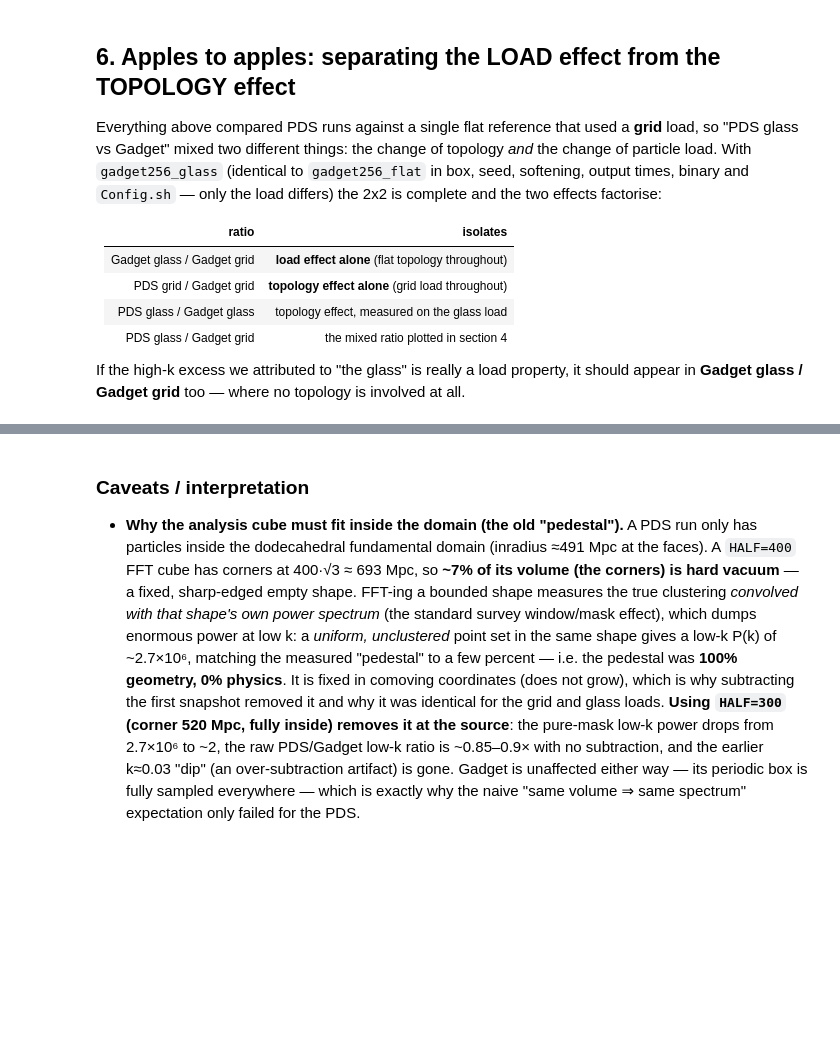
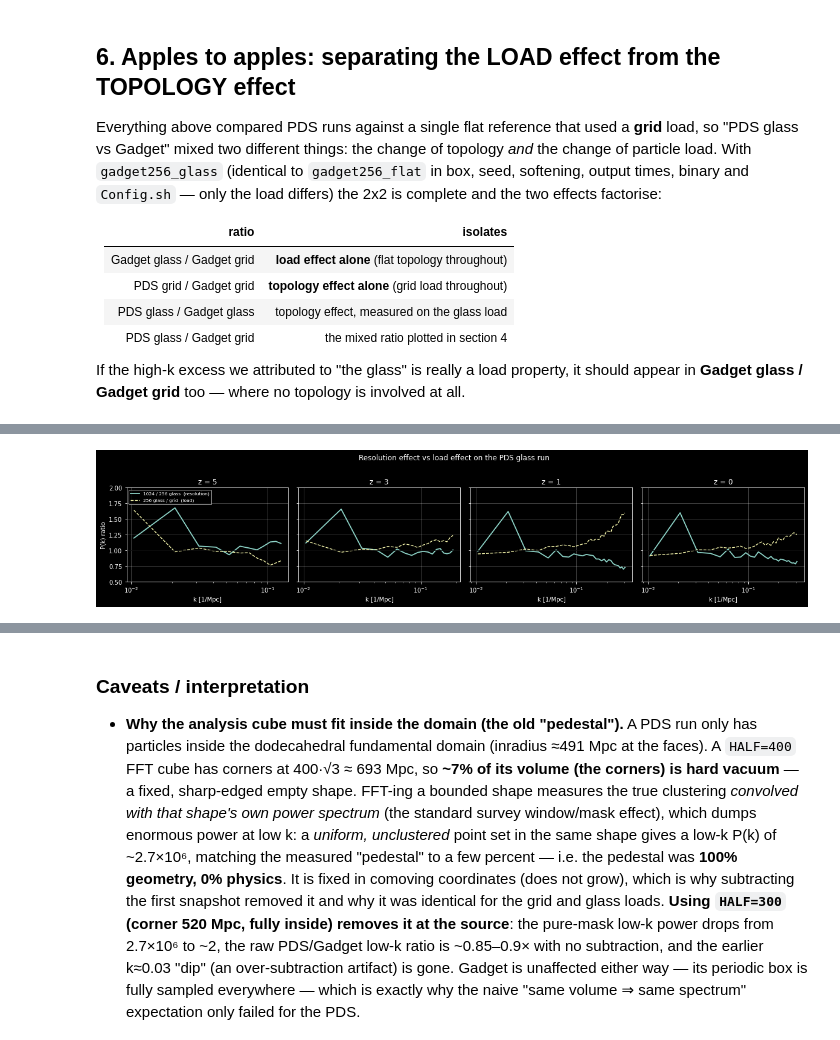
Before and after one commit to eltevo/StePS, a Jupyter notebook: tools/Visualization/Gadget_vs_PDS_comparison.ipynb, the cells around one changed output, grey strips where cells are left out. Drawn from its saved outputs; the diff is of its cells as text; code cells hidden in the pictures; blank space fills up the shorter version.

```diff
--- a/tools/Visualization/Gadget_vs_PDS_comparison.ipynb
+++ b/tools/Visualization/Gadget_vs_PDS_comparison.ipynb
@@ -62,8 +62,8 @@ HALF = 300.0
 RUNS = {
     'Gadget grid-IC':    dict(dir='/scratch/csabai/gadget256_flat',  kind='gadget', w=3, load='grid'),
     'Gadget glass-IC':   dict(dir='/scratch/csabai/gadget256_glass', kind='gadget', w=3, load='glass'),
-    'PDS grid-IC':       dict(dir='/scratch/csabai/test256disc',     kind='pds',    w=4, load='grid'),
-    'PDS glass-IC':      dict(dir='/scratch/csabai/test256glass',    kind='pds',    w=4, load='glass'),
+    'PDS grid-IC':       dict(dir='/scratch/csabai/test256disc_v2',     kind='pds',    w=4, load='grid'),
+    'PDS glass-IC':      dict(dir='/scratch/csabai/test256glass_v2',    kind='pds',    w=4, load='glass'),
 }
 ZLIST  = [30,15,10,5,3,2,1,0.7,0.5,0.2,0]   # all output lists are identical
 IDX_OF = {z:i for i,z in enumerate(ZLIST)}
@@ -551,0 +695,65 @@ mean ratio for k > 0.18 :
+# %%
+# ── 7b. Load-noise floor and the resolution/load decomposition ────────────────
+def _floor(PA, PB, zA=30.0, zB=5.0):
+    DA, DB = Dgrow(1/(1+zA)), Dgrow(1/(1+zB))
+    n = min(len(PA), len(PB))
+    return (PA[:n]*DB**2 - PB[:n]*DA**2)/(DB**2 - DA**2)
+
+def _pk256(run, z, mode='auto'):
+    x, _ = (load_for_gadget_match if run['kind']=='pds' else load_phys)(run, IDX_OF[z])
+    return power_spectrum(x, shot_mode=mode, load_spacing=1200.0/256)
+
+F1024 = _floor(D1024[30][2], D1024[5][2])
+k1024 = D1024[30][0]
+F256  = {lab: _floor(_pk256(r, 30, 'none')[1], _pk256(r, 5, 'none')[1])
+         for lab, r in RUNS.items()}
+
+print('STATIC LOAD-NOISE FLOOR  F(k) [Mpc^3]   (zA=30, zB=5, raw spectra)')
+print(f"{'k [1/Mpc]':>10}{'glass 1024':>12}" + "".join(f'{l:>17}' for l in RUNS))
+for j in (0, 1, 2, 4, 8):
+    print(f'{k1024[j]:>10.4f}{F1024[j]:>12.1f}' +
+          ''.join(f'{F256[l][j]:>17.1f}' for l in RUNS))
+print(f"\n  fundamental bin, 1024 / 256 glass = "
+      f"{F1024[0]/F256['PDS glass-IC'][0]:.2f}   <- 64x more particles, SAME residual")
+print(f"  k = 0.052,       1024 / 256 glass = "
+      f"{F1024[4]/F256['PDS glass-IC'][4]:.3f}   <- falls like 1/N: discreteness")
+
+# resolution effect vs load effect
+# A ratio is only meaningful where BOTH spectra sit safely above their own
+# discreteness floor.  At z = 5 the 256^3 runs have already fallen onto that floor for
+# k > 0.18 (their Poisson level is 63x the 1024^3 one), so the high-k ratio there is
+# 0/0 and is reported as n/a rather than as a number.
+SHOT256 = (2*HALF)**3 / 2.15e6          # ~ Poisson floor of a 256^3 run in the cube
+print('\nP(k) ratios in the fitting cube, k > 0.18')
+print(f"{'z':>4}{'1024/256 glass (resolution)':>30}{'256 glass/grid (load)':>25}")
+rows = {}
+for z in ZS7:
+    k1, P1 = D1024[z][0], D1024[z][1]
+    _, Pg = _pk256(RUNS['PDS glass-IC'], z)
+    _, Pd = _pk256(RUNS['PDS grid-IC'],  z)
+    n = min(len(P1), len(Pg), len(Pd)); hi = k1[:n] > 0.18
+    ok = (np.isfinite(Pg[:n]) & np.isfinite(Pd[:n]) &
+          (Pg[:n] > 2*SHOT256) & (Pd[:n] > 2*SHOT256))
+    with np.errstate(divide='ignore', invalid='ignore'):
+        rr, rl = P1[:n]/Pg[:n], Pg[:n]/Pd[:n]
+    rows[z] = (k1[:n], rr, rl, ok)
+    sel = hi & ok
+    f = lambda v: f'{np.nanmean(v[sel]):.3f}' if sel.sum() >= 3 else 'n/a'
+    print(f'{z:>4}{f(rr):>30}{f(rl):>25}      ({sel.sum()} of {hi.sum()} k-bins usable)')
+print('  "usable" = both 256^3 spectra above 2x their own Poisson floor '
+      f'({2*SHOT256:.0f} Mpc^3).')
+print('  At z >= 3 the 256^3 runs are shot-noise limited for k > 0.18 -- which is itself')
+print('  part of why the 1024^3 run was worth doing: its floor is 63x lower.')
+
+fig, axes = plt.subplots(1, len(ZS7), figsize=(4.1*len(ZS7), 3.5), sharey=True)
+for j, z in enumerate(ZS7):
+    k, rr, rl, ok = rows[z]; ax = axes[j]
+    ax.semilogx(k[ok], rr[ok], lw=1.8, label='1024 / 256 glass  (resolution)')
+    ax.semilogx(k[ok], rl[ok], lw=1.3, ls='--', label='256 glass / grid  (load)')
+    ax.axhline(1, color='k', lw=.8); ax.set_ylim(0.5, 2.0); ax.grid(alpha=.3)
+    ax.set_title(f'z = {z}'); ax.set_xlabel('k [1/Mpc]')
+    if j == 0:
+        ax.set_ylabel('P(k) ratio'); ax.legend(fontsize=7.5, loc='upper left')
+plt.suptitle('Resolution effect vs load effect on the PDS glass run', y=1.02)
+plt.tight_layout(); plt.show()
+# %% [output]
@@ -551,0 +780 @@ mean ratio for k > 0.18 :
+[figure, added]
```
Also changed, not shown: parts of 8 cells of this notebook, 16 other files.
